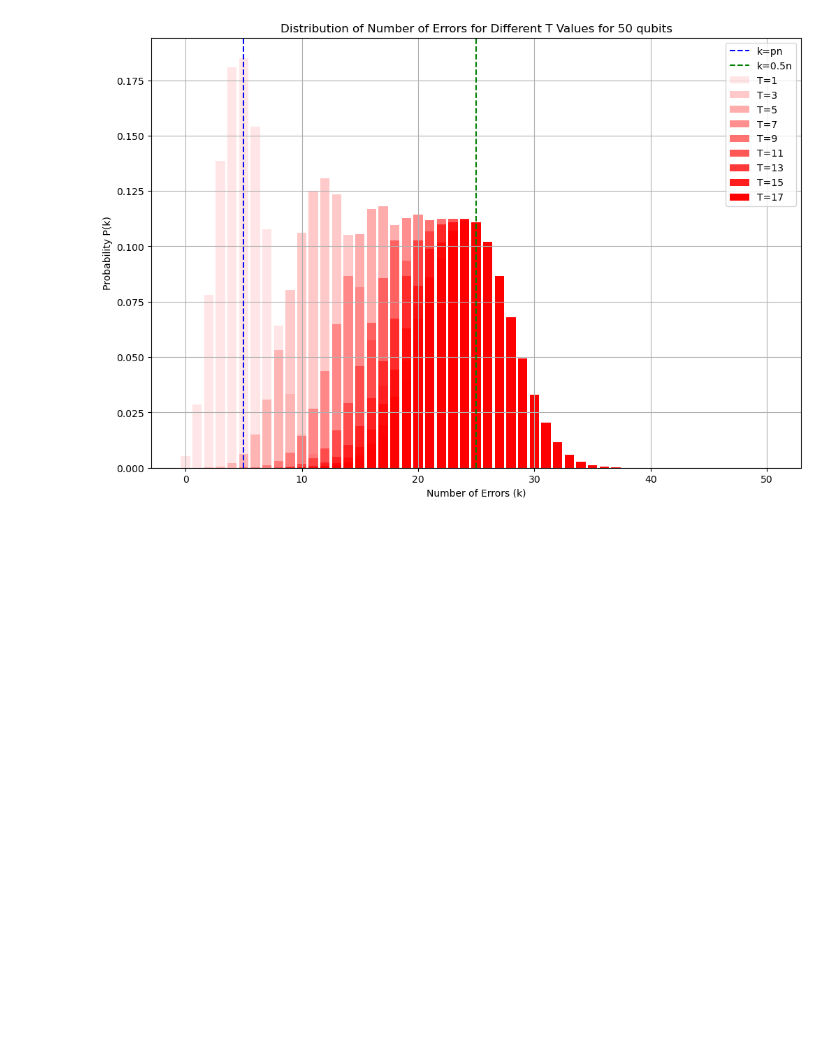
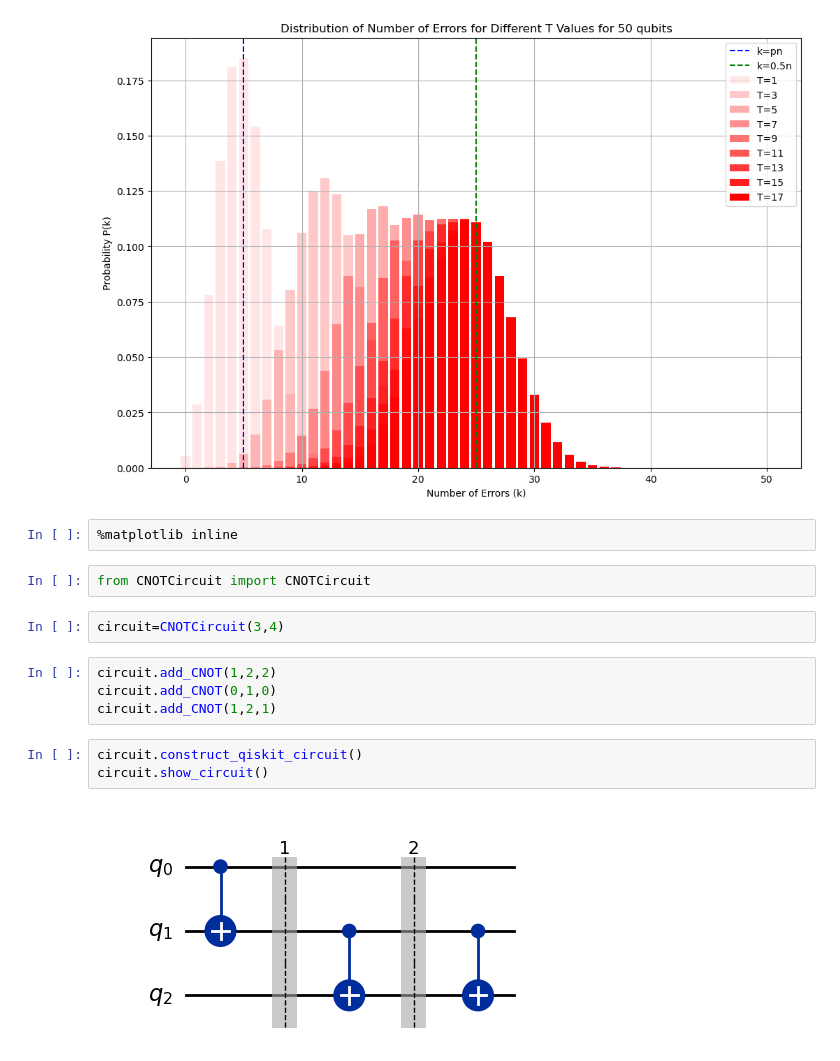
Before and after one commit to yezhuoyang/Qerrorprop, a Jupyter notebook: examples.ipynb, the cells around one changed output. Saved outputs shown, nothing was run; the diff lists cells and outputs as text; blank space fills up the shorter version.

```diff
--- a/examples.ipynb
+++ b/examples.ipynb
@@ -151,3 +151,18 @@ plt.savefig("50QubitNoCNOT.png")
 plt.show()
 # %% [output]
 [figure]
+# %%
+%matplotlib inline
+# %%
+from CNOTCircuit import CNOTCircuit
+# %%
+circuit=CNOTCircuit(3,4)
+# %%
+circuit.add_CNOT(1,2,2)
+circuit.add_CNOT(0,1,0)
+circuit.add_CNOT(1,2,1)
+# %%
+circuit.construct_qiskit_circuit()
+circuit.show_circuit()
+# %% [output]
+[figure, added]
```
Also changed, not shown: parts of 1 cell of this notebook, 2 other files.
